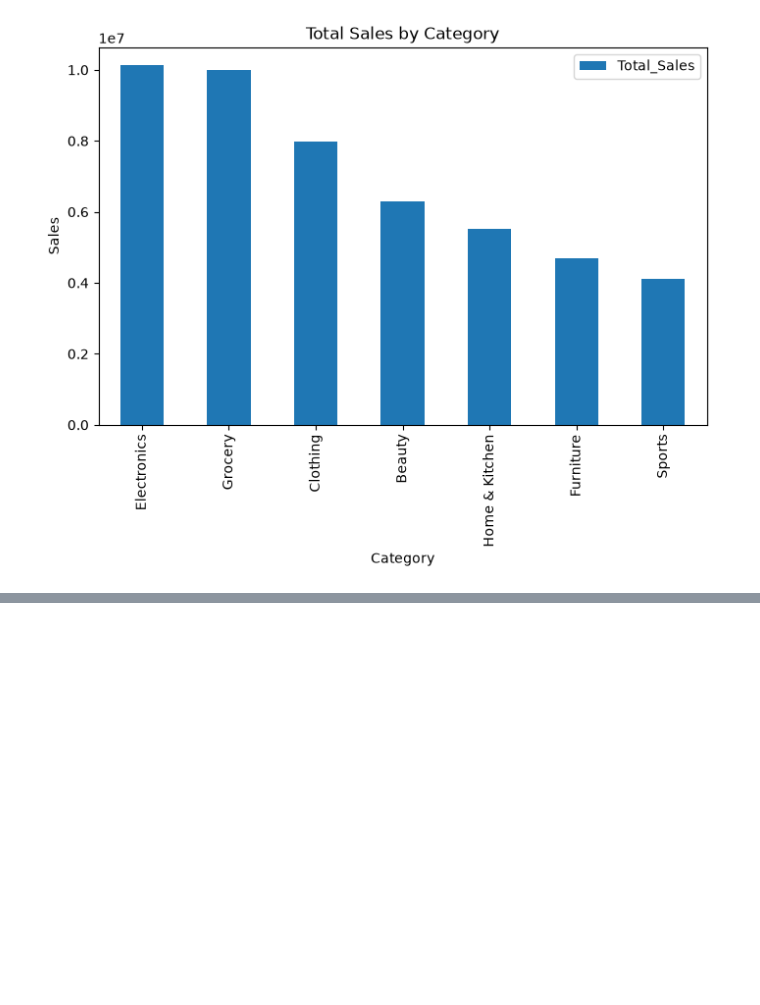
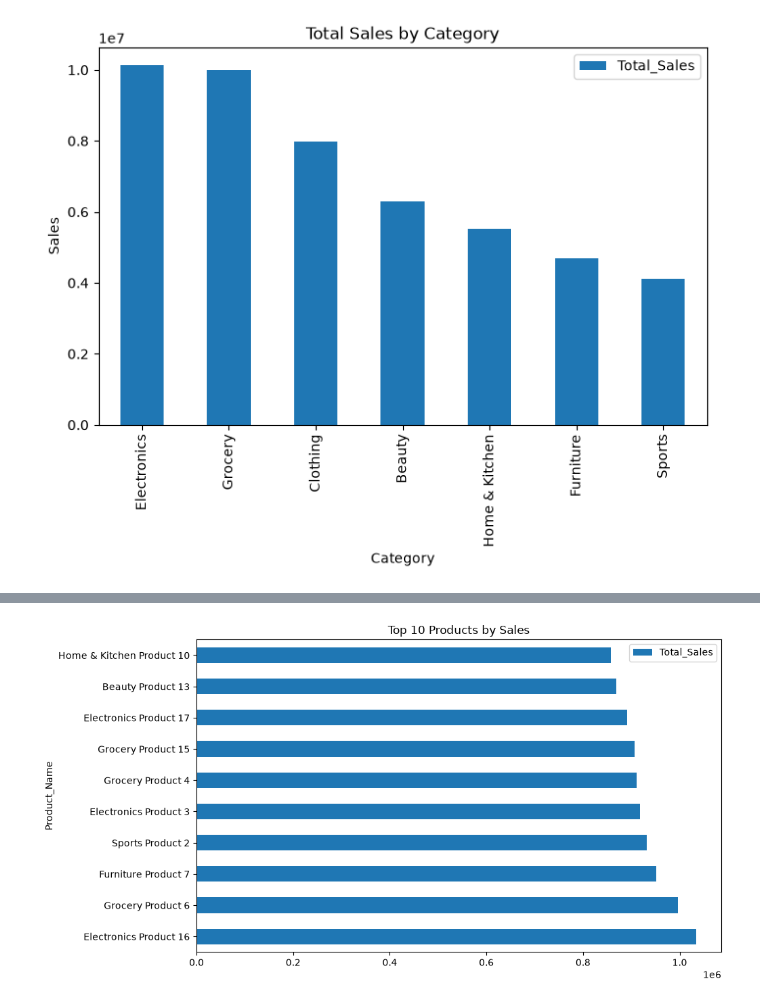
Before and after one commit to vindhya-akula/Retail-Sales-Intelligence-Dashboard, a Jupyter notebook: Retail_Sales_Analysis.ipynb, the cells around one changed output, grey strips where cells are left out. Saved outputs shown, nothing was run; the diff lists cells and outputs as text; code cells hidden in the pictures; blank space fills up the shorter version.

```diff
--- a/Retail_Sales_Analysis.ipynb
+++ b/Retail_Sales_Analysis.ipynb
@@ -654,0 +820,2 @@ Continue investing in Electronics while improving lower-performing categories.
+# %%
+top_products = top_products.reset_index()
@@ -654,0 +831,12 @@ Continue investing in Electronics while improving lower-performing categories.
+# %%
+top_products.plot(
+    kind="barh",
+    x="Product_Name",
+    y="Total_Sales",
+    figsize=(10,6),
+    title="Top 10 Products by Sales"
+)
+
+plt.show()
+# %% [output]
+[figure, added]
```
Also changed, not shown: parts of 20 cells of this notebook, 1 other file.
